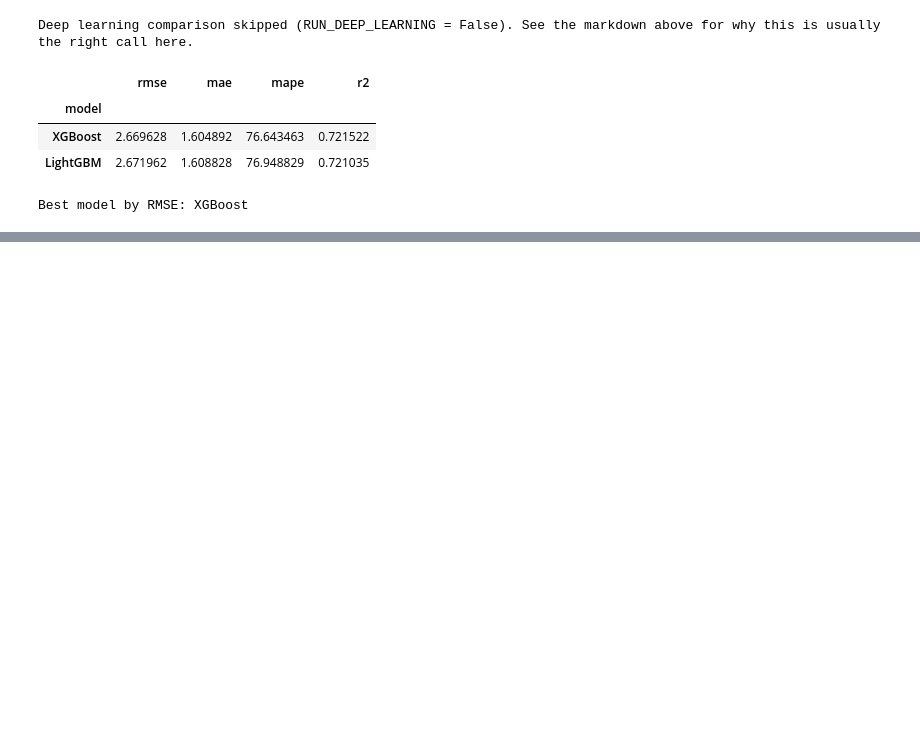
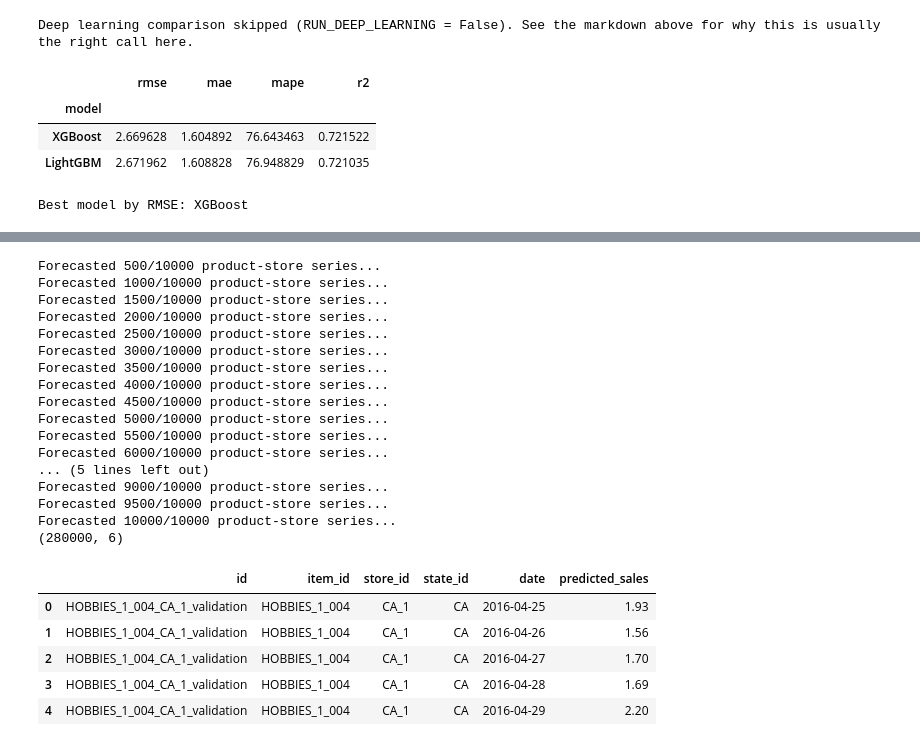
Before and after one commit to AmrKhaled545/Retail-Demand-Forecasting-Project, a Jupyter notebook: Retail_Demand_Forecasting.ipynb, the cells around one changed output, grey strips where cells are left out. Saved outputs shown, nothing was run; the diff lists cells and outputs as text; code cells hidden in the pictures; blank space fills up the shorter version.

Commit message:
recursive 28-day forecasting

```diff
--- a/Retail_Demand_Forecasting.ipynb
+++ b/Retail_Demand_Forecasting.ipynb
@@ -905,0 +966,31 @@ Best model by RMSE: XGBoost
+# %%
+for col in cat_features:
+    model_df[col] = model_df[col].astype('category')
+
+forecast_df = recursive_forecast(model_df, model, features, cat_features)
+print(forecast_df.shape)
+forecast_df.head()
+# %% [output]
+Forecasted 500/10000 product-store series...
+Forecasted 1000/10000 product-store series...
+Forecasted 1500/10000 product-store series...
+Forecasted 2000/10000 product-store series...
+Forecasted 2500/10000 product-store series...
+Forecasted 3000/10000 product-store series...
+Forecasted 3500/10000 product-store series...
+Forecasted 4000/10000 product-store series...
+Forecasted 4500/10000 product-store series...
+Forecasted 5000/10000 product-store series...
+Forecasted 5500/10000 product-store series...
+Forecasted 6000/10000 product-store series...
+... (5 lines left out)
+Forecasted 9000/10000 product-store series...
+Forecasted 9500/10000 product-store series...
+Forecasted 10000/10000 product-store series...
+(280000, 6)
+|  | id | item_id | store_id | state_id | date | predicted_sales |
+| 0 | HOBBIES_1_004_CA_1_validation | HOBBIES_1_004 | CA_1 | CA | 2016-04-25 | 1.93 |
+| 1 | HOBBIES_1_004_CA_1_validation | HOBBIES_1_004 | CA_1 | CA | 2016-04-26 | 1.56 |
+| 2 | HOBBIES_1_004_CA_1_validation | HOBBIES_1_004 | CA_1 | CA | 2016-04-27 | 1.70 |
+| 3 | HOBBIES_1_004_CA_1_validation | HOBBIES_1_004 | CA_1 | CA | 2016-04-28 | 1.69 |
+| 4 | HOBBIES_1_004_CA_1_validation | HOBBIES_1_004 | CA_1 | CA | 2016-04-29 | 2.20 |
```
Also changed, not shown: parts of 6 cells of this notebook.
